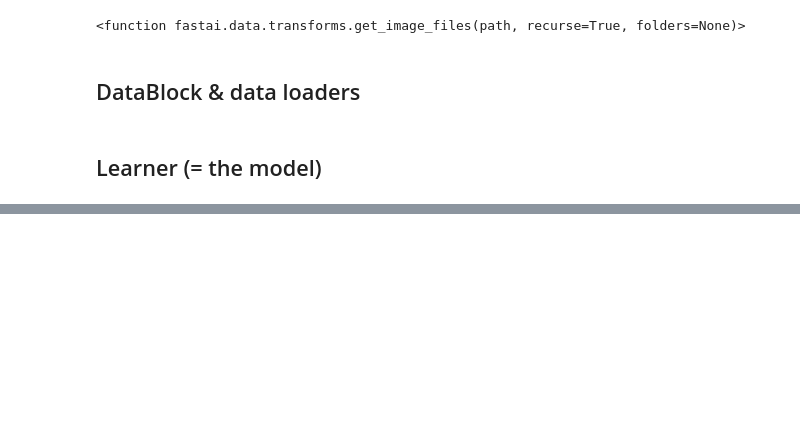
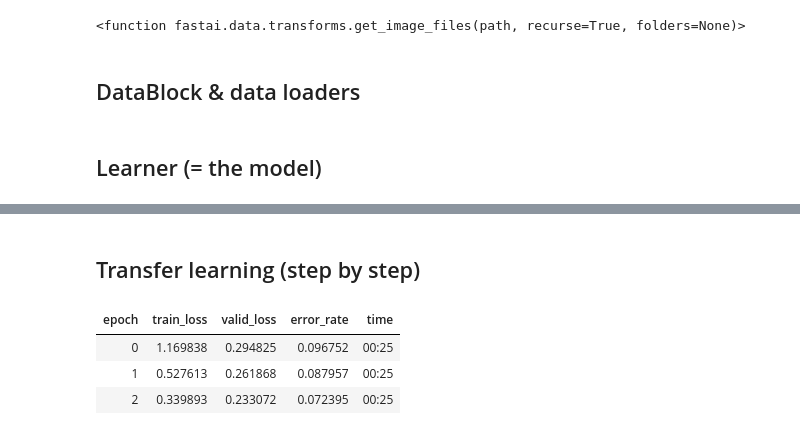
Before and after one commit to floriandotpy/data-playground, a Jupyter notebook: fastai/dogbreeds.ipynb, the cells around one changed output, grey strips where cells are left out. Drawn from its saved outputs; the diff is of its cells as text; code cells hidden in the pictures; blank space fills up the shorter version.

```diff
--- a/fastai/dogbreeds.ipynb
+++ b/fastai/dogbreeds.ipynb
@@ -52,0 +84,12 @@ x, y = dls.one_batch()
+# %% [markdown]
+## Transfer learning (step by step)
+# %%
+learn = cnn_learner(dls, resnet34, metrics=error_rate)
+
+# Start by training one layer only (classification layer)
+learn.fit_one_cycle(3, 3e-3)
+# %% [output]
+| epoch | train_loss | valid_loss | error_rate | time |
+| 0 | 1.169838 | 0.294825 | 0.096752 | 00:25 |
+| 1 | 0.527613 | 0.261868 | 0.087957 | 00:25 |
+| 2 | 0.339893 | 0.233072 | 0.072395 | 00:25 |
```
Also changed, not shown: parts of 14 cells of this notebook, 1 other file.
